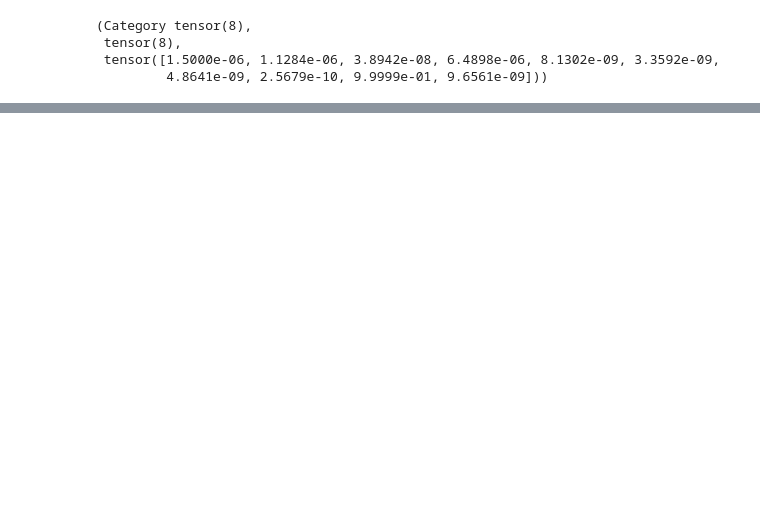
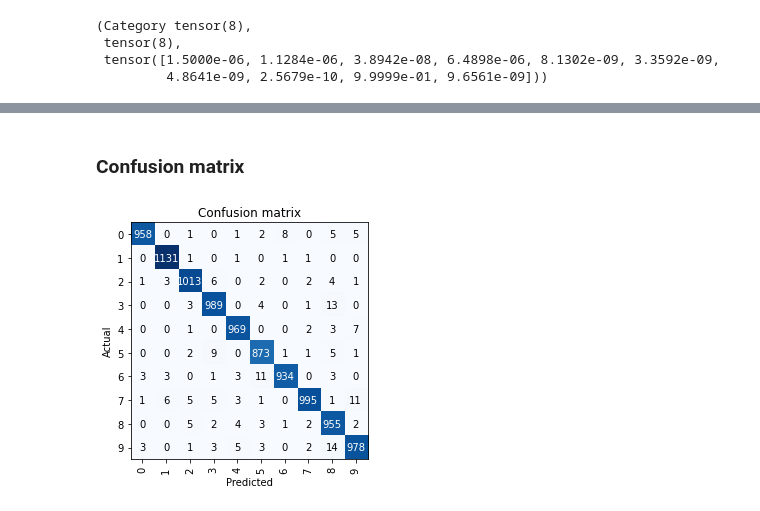
Before and after one commit to aryanfaghihi/ai-course, a Jupyter notebook: Image 1.ipynb, the cells around one changed output, grey strips where cells are left out. Saved outputs shown, nothing was run; the diff lists cells and outputs as text; code cells hidden in the pictures; blank space fills up the shorter version.

```diff
--- a/Image 1.ipynb
+++ b/Image 1.ipynb
@@ -68,0 +117,6 @@ learn.predict(image)
+# %% [markdown]
+### Confusion matrix
+# %%
+interp.plot_confusion_matrix()
+# %% [output]
+[figure, added]
```
Also changed, not shown: parts of 18 cells of this notebook.
